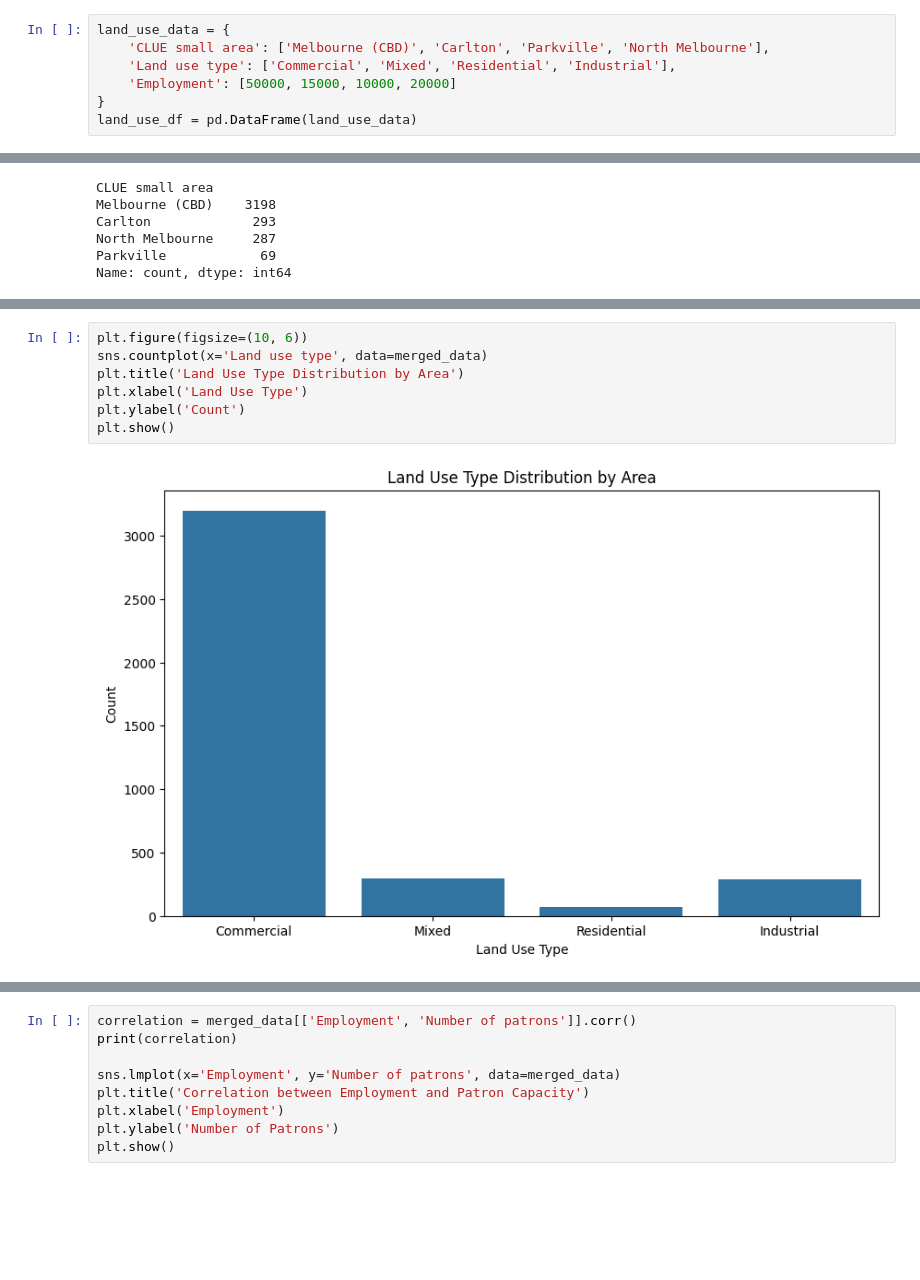
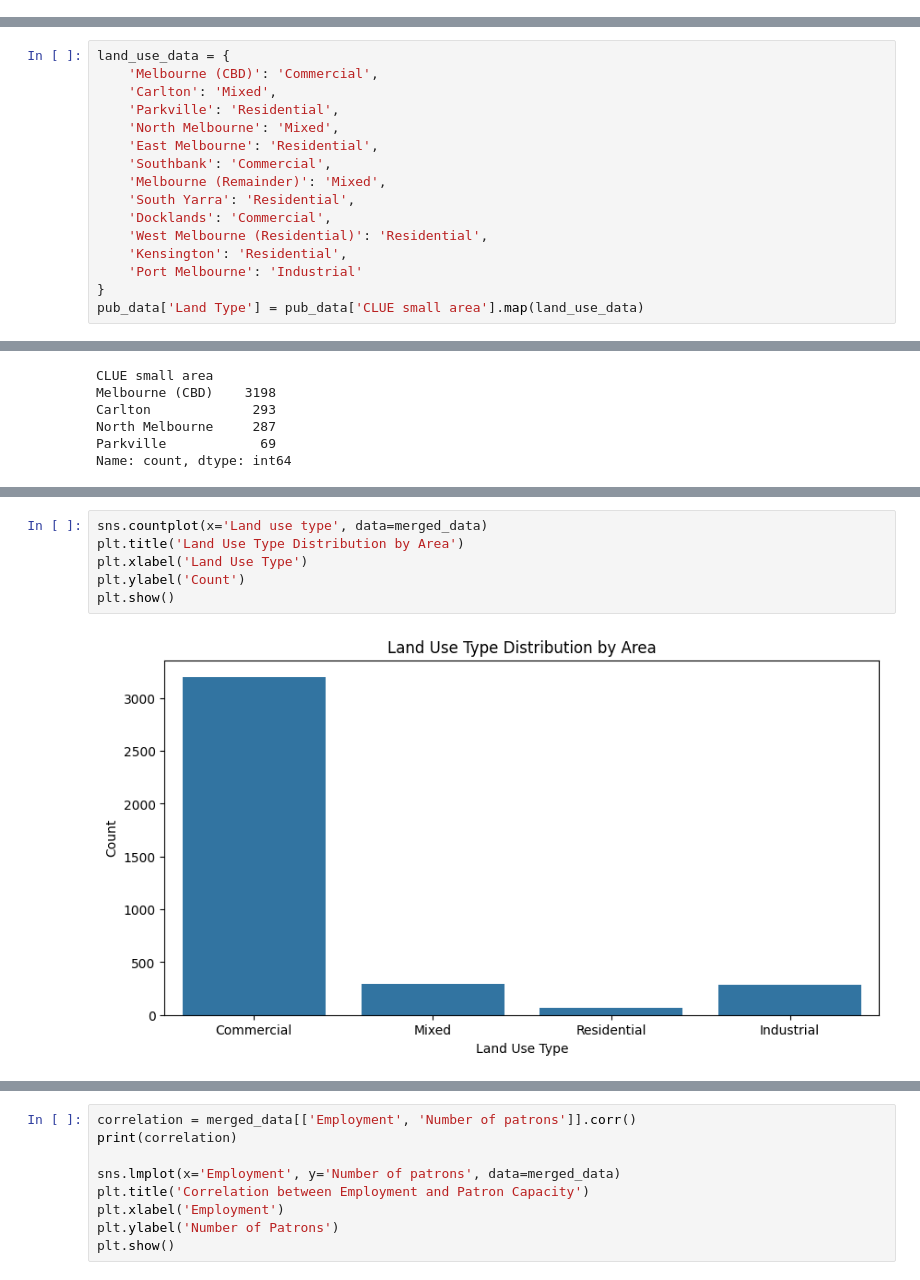
Before and after one commit to 79Stellaa/star_data, a Jupyter notebook: my data final.ipynb, the cells around one changed output, grey strips where cells are left out. Cells and saved outputs as stored; diff of their text form; blank space fills up the shorter version.

```diff
--- a/my data final.ipynb
+++ b/my data final.ipynb
@@ -68,10 +62,3 @@ Longitude                                       144.964322
 Latitude                                        -37.817426
 location              -37.81742610667125, 144.964321660097
 Name: 1, dtype: object
-# %%
-land_use_data = {
-    'CLUE small area': ['Melbourne (CBD)', 'Carlton', 'Parkville', 'North Melbourne'],
-    'Land use type': ['Commercial', 'Mixed', 'Residential', 'Industrial'],
-    'Employment': [50000, 15000, 10000, 20000]
-}
-land_use_df = pd.DataFrame(land_use_data)
@@ -78,3 +83,19 @@ land_use_df = pd.DataFrame(land_use_data)
+# %%
+land_use_data = {
+    'Melbourne (CBD)': 'Commercial',
+    'Carlton': 'Mixed',
+    'Parkville': 'Residential',
+    'North Melbourne': 'Mixed',
+    'East Melbourne': 'Residential',
+    'Southbank': 'Commercial',
+    'Melbourne (Remainder)': 'Mixed',
+    'South Yarra': 'Residential',
+    'Docklands': 'Commercial',
+    'West Melbourne (Residential)': 'Residential',
+    'Kensington': 'Residential',
+    'Port Melbourne': 'Industrial'
+}
+pub_data['Land Type'] = pub_data['CLUE small area'].map(land_use_data)
 # %%
 merged_data = pd.merge(pub_data, land_use_df, on='CLUE small area')
 # %%
@@ -103,10 +125,9 @@ merged_data[["Census year", "CLUE small area", "Number of patrons"]].groupby(["C
 # %%
-plt.figure(figsize=(10, 6))
 sns.countplot(x='Land use type', data=merged_data)
 plt.title('Land Use Type Distribution by Area')
 plt.xlabel('Land Use Type')
 plt.ylabel('Count')
 plt.show()
 # %% [output]
-[figure, old version]
+[figure, new version]
 # %%
```
Also changed, not shown: parts of 11 cells of this notebook, 13 other files.
